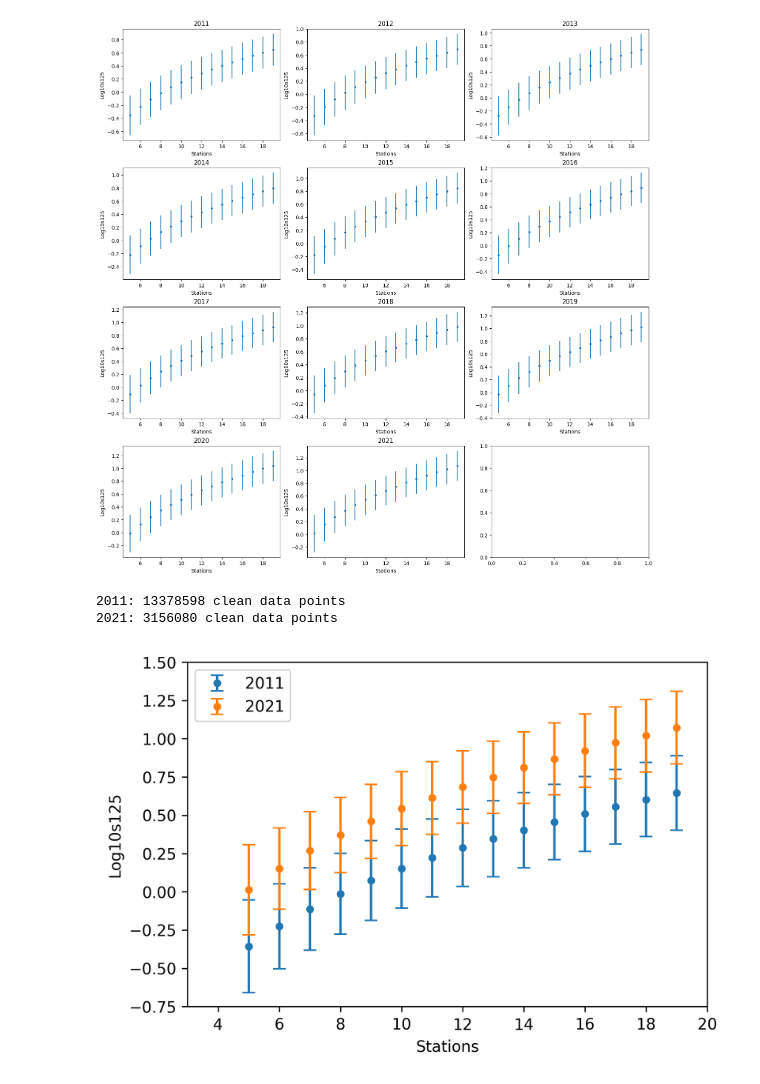
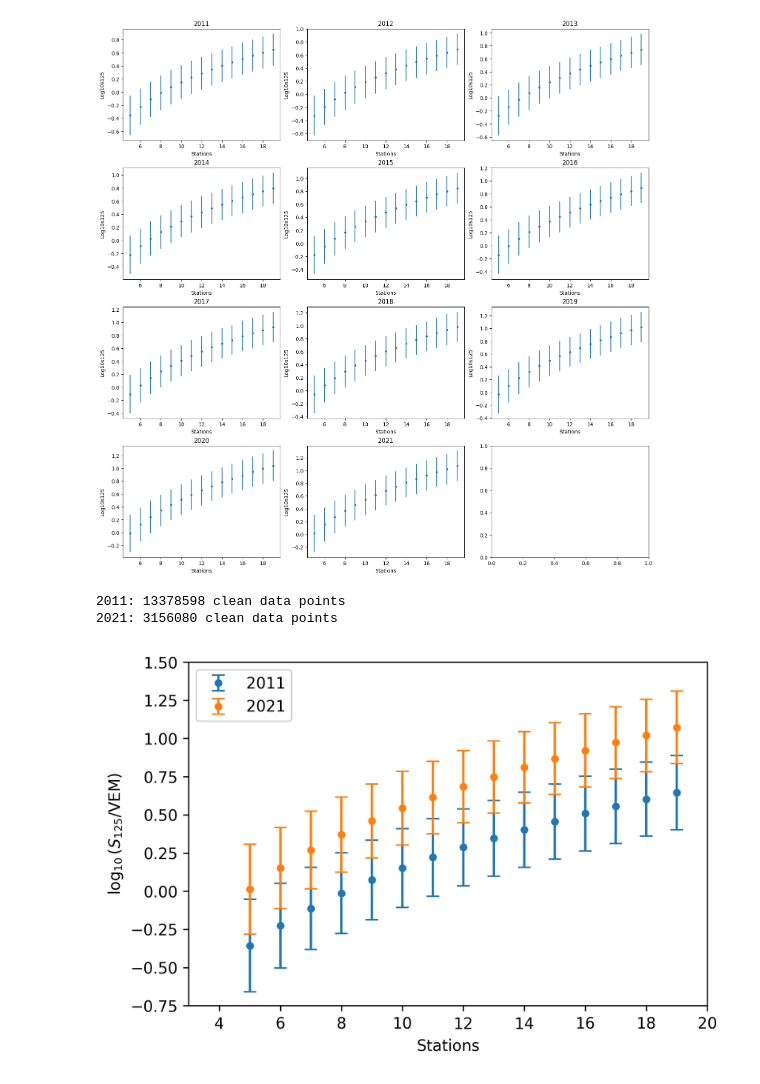
Before and after one commit to bastow-libby/11-year-Update-Paper-Figures, a Jupyter notebook: Figure2/s125_v_nstations.ipynb, the cells around one changed output. Saved outputs shown, nothing was run; the diff lists cells and outputs as text; code cells hidden in the pictures.

```diff
--- a/Figure2/s125_v_nstations.ipynb
+++ b/Figure2/s125_v_nstations.ipynb
@@ -170,32 +170,32 @@ for year in [2011, 2021]:
     # Bin using pandas
     # Default behavior includes the endpoint for each bin (so (4-5] = 5 stations)
     bins = np.arange(4, 21, 1)
     df['bin'] = pd.cut(df['stations'], bins=bins)
 
     binned = df.groupby('bin').agg({
         's125': ['mean', 'std', 'count']
     }).droplevel(0, axis=1)  # Flatten column names
 
     # Bins indicate N_stations: minimum value is 5
     # Note: I don't know why, but pandas is only going up to N_s = 19
     binned['x'] = bins[1:-1]
 
     plt.errorbar(x=binned['x'], y=binned['mean'],
                   yerr=binned['std'],
                  linestyle='none', marker='.', label=str(year), markersize=8, capsize=4)
 
 plt.legend(loc='upper left')
 #plt.title('Log10s125 vs nStations for Burnsample')
 plt.xlabel('Stations')
-plt.ylabel('Log10s125')
+plt.ylabel(r'$\log_{10}(S_{125}/$VEM)')
 plt.xlim(3, 20)  # Set x-axis limits
 plt.ylim(-0.75, 1.5)
 
 
 
 plt.savefig('s125_v_nstations.pdf')
 plt.show()
 # %% [output]
 2011: 13378598 clean data points
 2021: 3156080 clean data points
-[figure, old version]
+[figure, new version]
```
